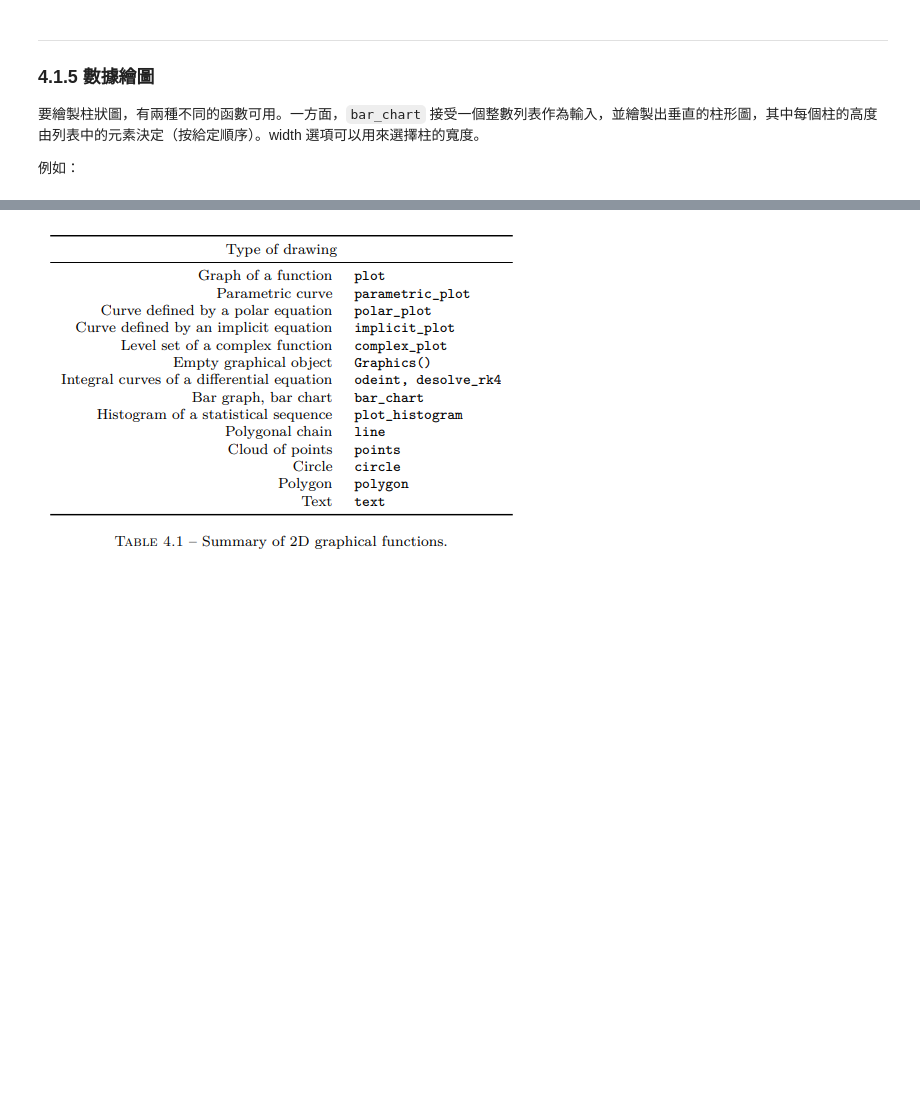
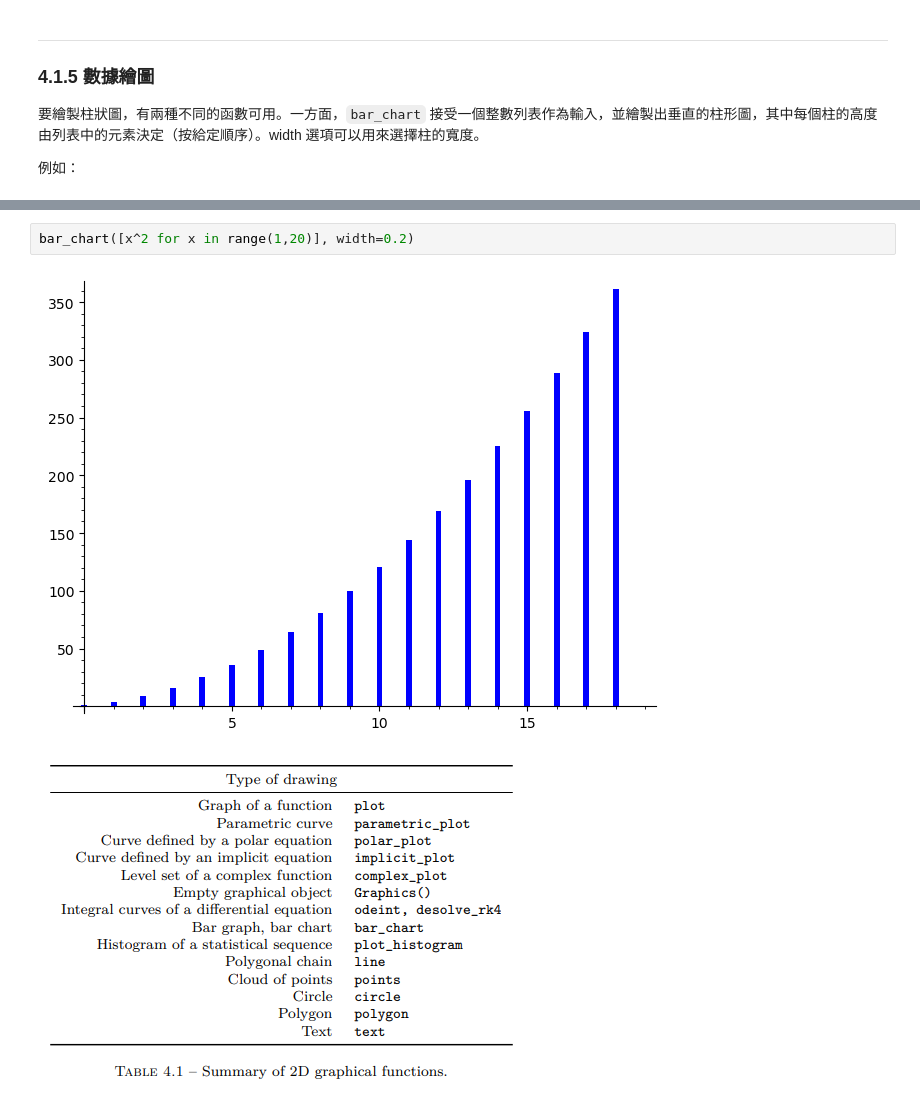
Before and after one commit to mengyulin/EngMathI, a Jupyter notebook: 2D_Graphics/Basic_2dGraphics.ipynb, the cells around one changed output, grey strips where cells are left out. Saved outputs shown, nothing was run; the diff lists cells and outputs as text; blank space fills up the shorter version.

```diff
--- a/2D_Graphics/Basic_2dGraphics.ipynb
+++ b/2D_Graphics/Basic_2dGraphics.ipynb
@@ -128,3 +148,7 @@ sage: bar_chart([x^2 for x in range(1,20)], width=0.2)
+# %%
+bar_chart([x^2 for x in range(1,20)], width=0.2)
+# %% [output]
+[figure, added]
 # %% [markdown]
 ![image.png](attachment:c46eeec2-1b02-4bfb-a4cd-0b4a902643df.png)
 # %% [markdown]
```
Also changed, not shown: parts of 13 cells of this notebook, 1 other file.
